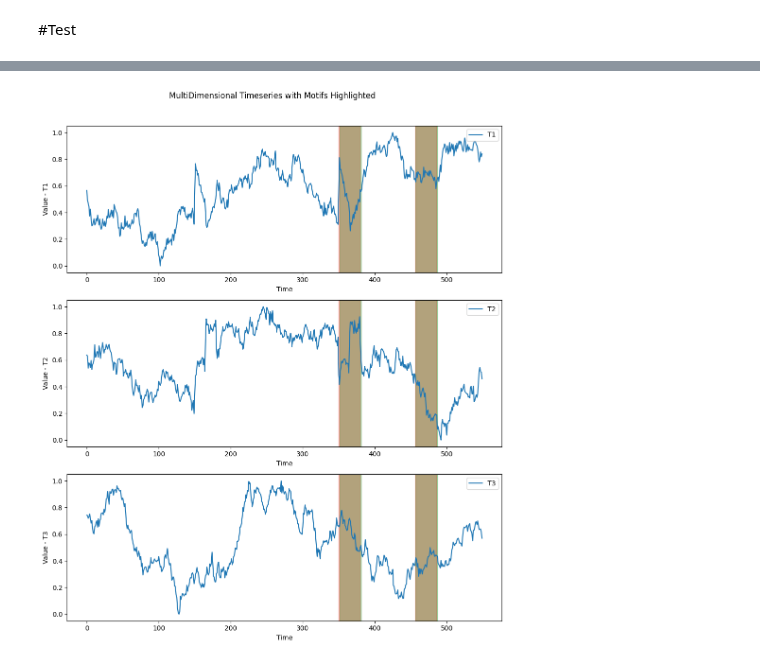
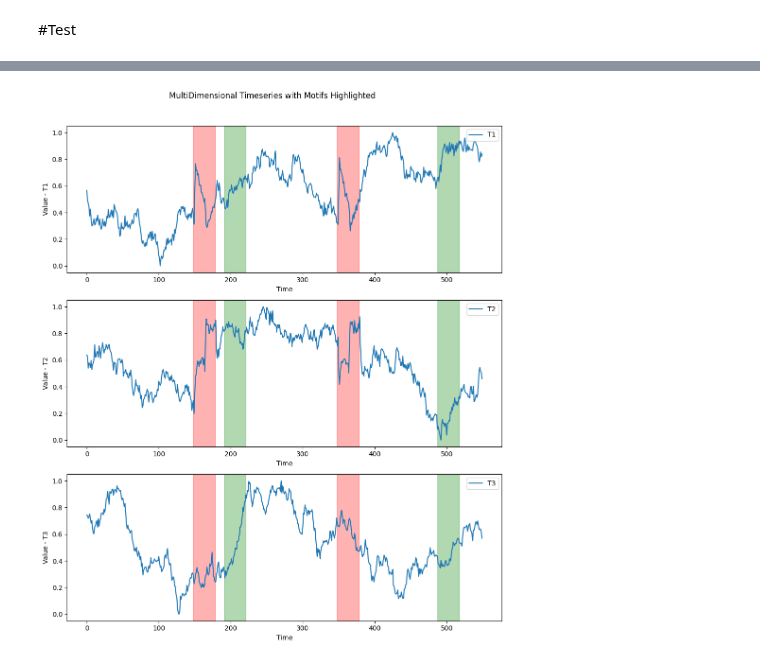
Before and after one commit to aidaLabDEI/LEIT-motifs, a Jupyter notebook: Motif_Discovery.ipynb, the cells around one changed output, grey strips where cells are left out. Drawn from its saved outputs; the diff is of its cells as text; code cells hidden in the pictures.

```diff
--- a/Motif_Discovery.ipynb
+++ b/Motif_Discovery.ipynb
@@ -467,8 +467,8 @@ def motif_find(time_series, window, projection_iter, k, project_comp, lsh_thresh
         hashed_sub.append(np.apply_along_axis(euclidean_hash, 0, subsequence, rp))
 
     # Projection cycle
-    for i in range(projection_iter):
-        print(index_hash)
+    for i in tqdm(range(projection_iter)):
+       # print(index_hash)
       # Random project
         #pj_ts = random_projection_cycle(subsequences, num_comp)
         # Find num_comp random numbers between 0 and dimension of time series
@@ -632,32 +643,32 @@ plt.show()
 # %%
 #@title Example 2
 df = pd.read_csv("https://zenodo.org/record/4328047/files/toy.csv?download=1")
 ts_test = df.to_numpy()
 
 # Set parameters
 window_size = 30
-lsh_threshold = 0.8
-projection_iter = 40
+lsh_threshold = 0.85
+projection_iter = 20
 k = 2
 proj= 2
 colors = ["red", "green", "blue", "pink", "cyan"]
 
 motifs = motif_find(ts_test, window_size, projection_iter, k, proj,lsh_threshold)
 
 fig, axs = plt.subplots(3, 1, figsize=(10, 12))
 for i, dimension in enumerate(df.columns):
     axs[i].plot(df[dimension], label=dimension)
     axs[i].set_xlabel("Time")
     axs[i].set_ylabel(f"Value - {dimension}")
     axs[i].legend()
 
     for idx, motif in enumerate(motifs):
-        # Highlight the motifs of length 6
-        for m in motif:
-            axs[i].axvspan(m, m + 30, color=colors[idx], alpha=0.3)
+        # Highlight the motifs in all dimensions
+        for m in motif[0]:
+            axs[i].axvspan(m, m + window_size, color=colors[idx], alpha=0.3)
 
 plt.suptitle("MultiDimensional Timeseries with Motifs Highlighted")
 plt.tight_layout(rect=[0, 0, 1, 0.96])
 plt.show()
 # %% [output]
-[figure, old version]
+[figure, new version]
```
Also changed, not shown: parts of 2 cells of this notebook.
